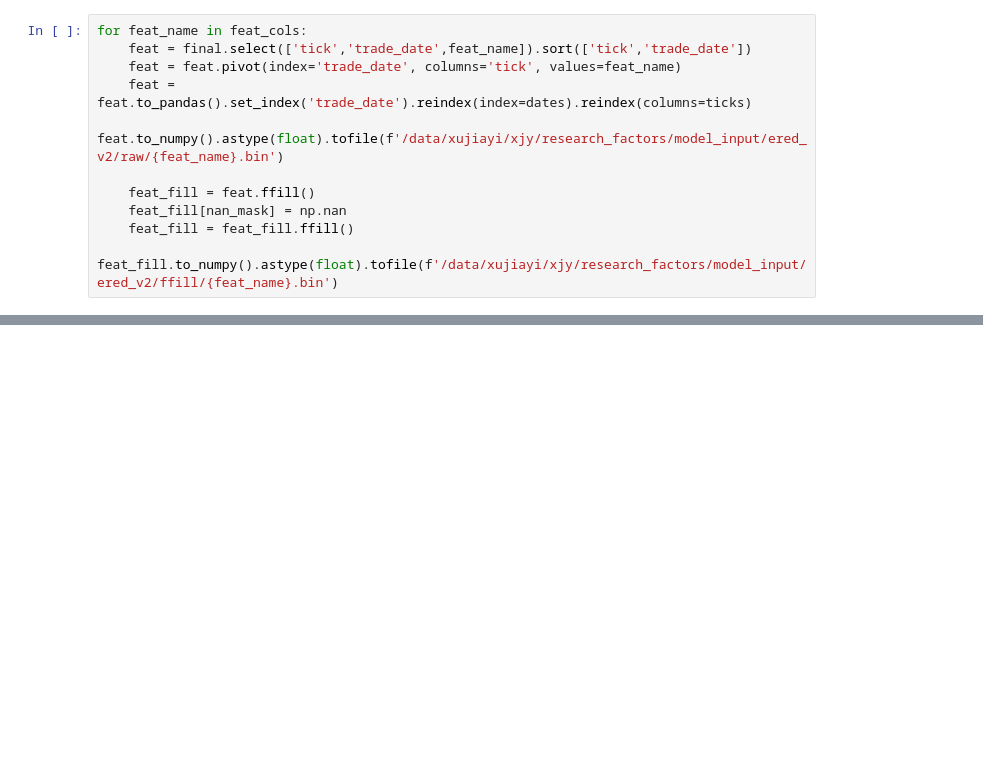
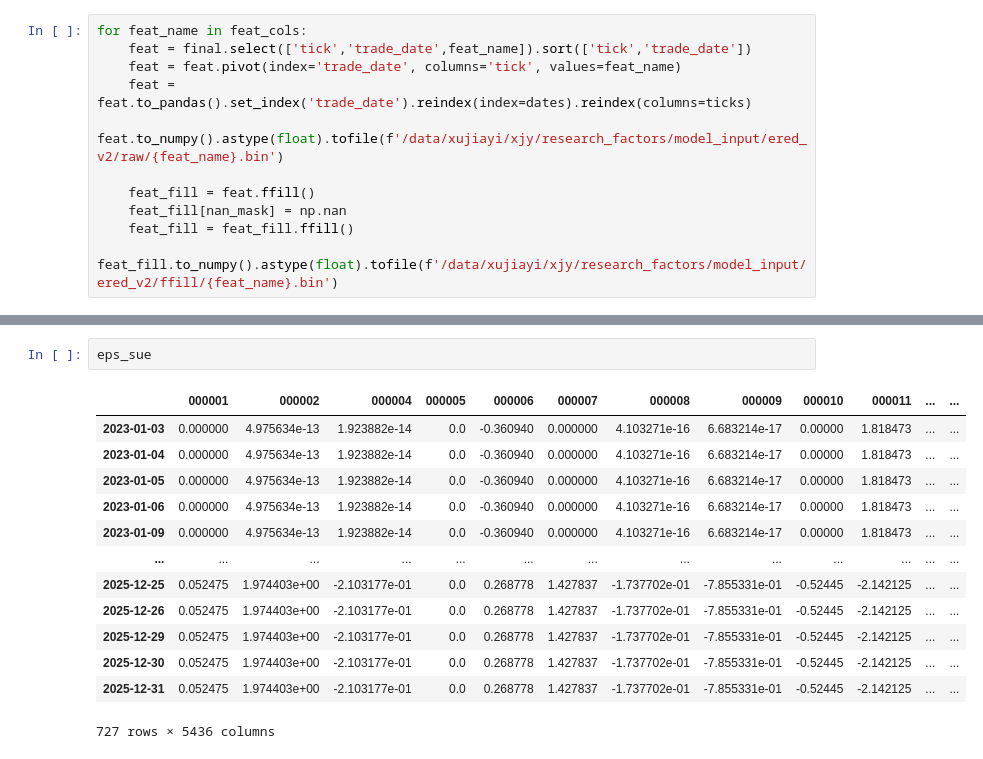
Before and after one commit to Xujy424/end2end, a Jupyter notebook: 1_get_data/model_specific/ered.ipynb, the cells around one changed output, grey strips where cells are left out. Drawn from its saved outputs; the diff is of its cells as text; blank space fills up the shorter version.

```diff
--- a/1_get_data/model_specific/ered.ipynb
+++ b/1_get_data/model_specific/ered.ipynb
@@ -576,0 +630,16 @@ for feat_name in feat_cols:
+# %%
+eps_sue
+# %% [output]
+|  | 000001 | 000002 | 000004 | 000005 | 000006 | 000007 | 000008 | 000009 | 000010 | 000011 | ... | ... |
+| 2023-01-03 | 0.000000 | 4.975634e-13 | 1.923882e-14 | 0.0 | -0.360940 | 0.000000 | 4.103271e-16 | 6.683214e-17 | 0.00000 | 1.818473 | ... | ... |
+| 2023-01-04 | 0.000000 | 4.975634e-13 | 1.923882e-14 | 0.0 | -0.360940 | 0.000000 | 4.103271e-16 | 6.683214e-17 | 0.00000 | 1.818473 | ... | ... |
+| 2023-01-05 | 0.000000 | 4.975634e-13 | 1.923882e-14 | 0.0 | -0.360940 | 0.000000 | 4.103271e-16 | 6.683214e-17 | 0.00000 | 1.818473 | ... | ... |
+| 2023-01-06 | 0.000000 | 4.975634e-13 | 1.923882e-14 | 0.0 | -0.360940 | 0.000000 | 4.103271e-16 | 6.683214e-17 | 0.00000 | 1.818473 | ... | ... |
+| 2023-01-09 | 0.000000 | 4.975634e-13 | 1.923882e-14 | 0.0 | -0.360940 | 0.000000 | 4.103271e-16 | 6.683214e-17 | 0.00000 | 1.818473 | ... | ... |
+| ... | ... | ... | ... | ... | ... | ... | ... | ... | ... | ... | ... | ... |
+| 2025-12-25 | 0.052475 | 1.974403e+00 | -2.103177e-01 | 0.0 | 0.268778 | 1.427837 | -1.737702e-01 | -7.855331e-01 | -0.52445 | -2.142125 | ... | ... |
+| 2025-12-26 | 0.052475 | 1.974403e+00 | -2.103177e-01 | 0.0 | 0.268778 | 1.427837 | -1.737702e-01 | -7.855331e-01 | -0.52445 | -2.142125 | ... | ... |
+| 2025-12-29 | 0.052475 | 1.974403e+00 | -2.103177e-01 | 0.0 | 0.268778 | 1.427837 | -1.737702e-01 | -7.855331e-01 | -0.52445 | -2.142125 | ... | ... |
+| 2025-12-30 | 0.052475 | 1.974403e+00 | -2.103177e-01 | 0.0 | 0.268778 | 1.427837 | -1.737702e-01 | -7.855331e-01 | -0.52445 | -2.142125 | ... | ... |
+| 2025-12-31 | 0.052475 | 1.974403e+00 | -2.103177e-01 | 0.0 | 0.268778 | 1.427837 | -1.737702e-01 | -7.855331e-01 | -0.52445 | -2.142125 | ... | ... |
+727 rows × 5436 columns
```
Also changed, not shown: parts of 5 cells of this notebook.
